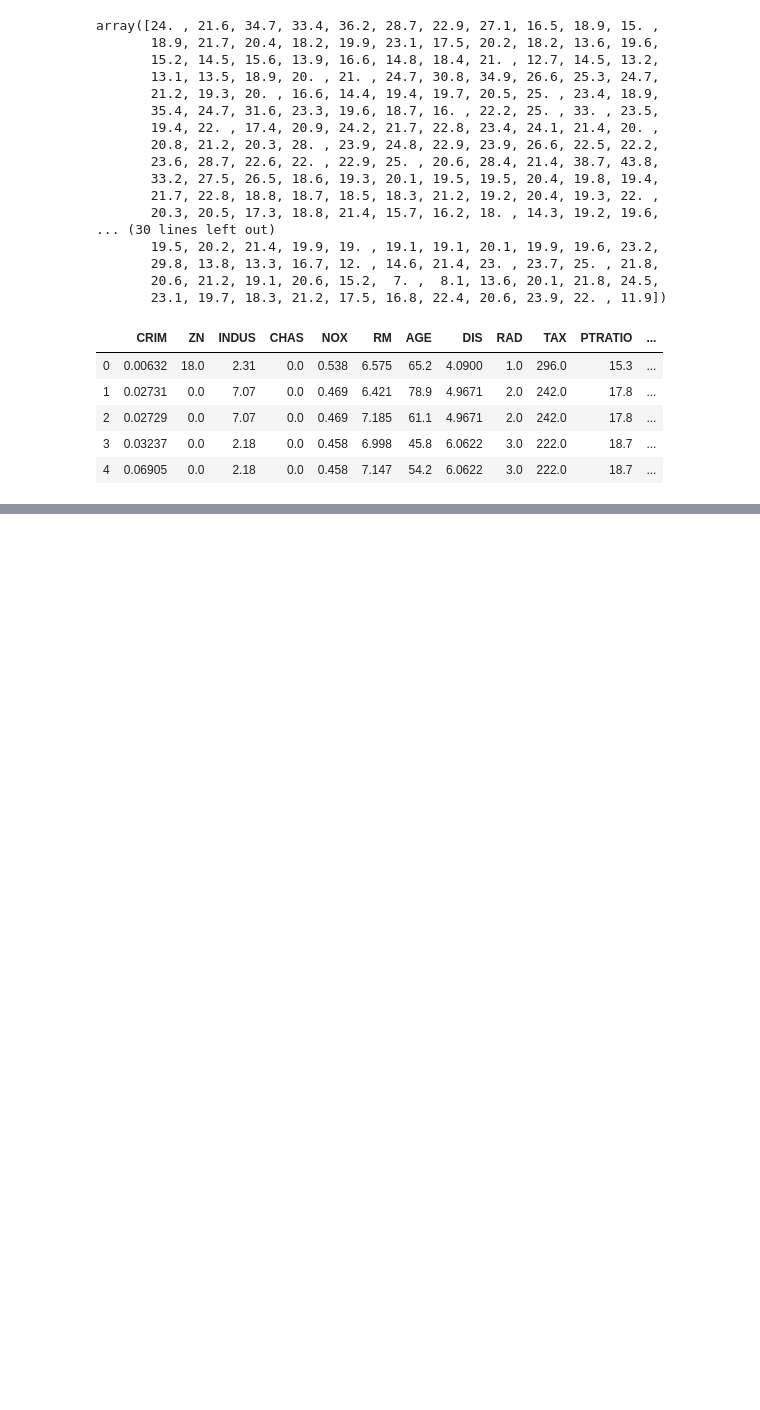
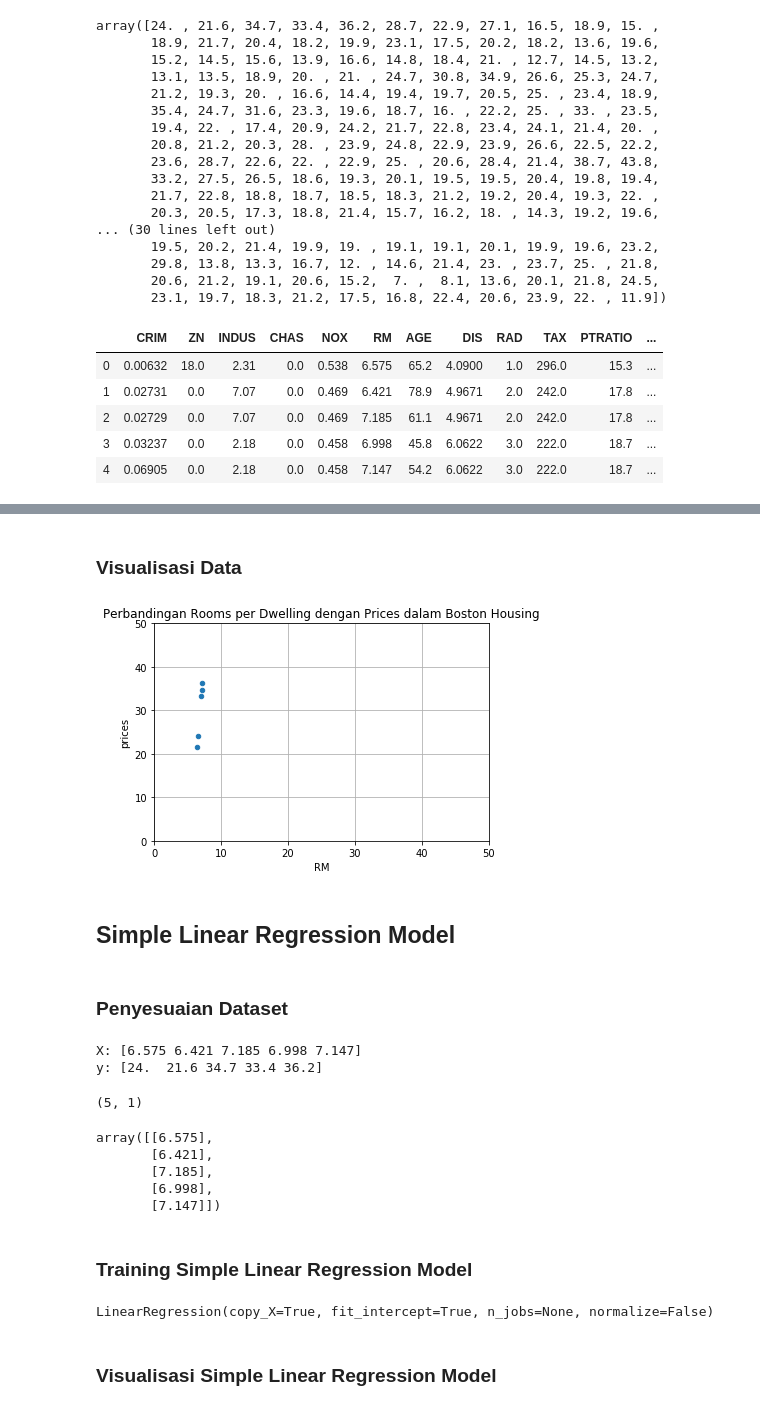
Before and after one commit to Herrscher-of-Freedom/Data-Science, a Jupyter notebook: UTS.ipynb, the cells around one changed output, grey strips where cells are left out. Cells and saved outputs as stored; diff of their text form; code cells hidden in the pictures; blank space fills up the shorter version.

Commit message:
Simple Linear Regression
Lanjutan UTS Simple Linear Regression

```diff
--- a/UTS.ipynb
+++ b/UTS.ipynb
@@ -113,0 +127,8 @@ df.head()
+# %%
+import pandas as pd
+
+bostonhouse = {'RM': [6.575,6.421,7.185,6.998,7.147],
+         'prices': [24.0, 21.6, 34.7, 33.4, 36.2]}
+
+bostonhouse_df = pd.DataFrame(bostonhouse)
+bostonhouse_df
@@ -113,0 +142,55 @@ df.head()
+# %% [markdown]
+### Visualisasi Data
+# %%
+import matplotlib.pyplot as plt
+
+bostonhouse_df.plot(kind='scatter', x='RM', y='prices')
+
+plt.title('Perbandingan Rooms per Dwelling dengan Prices dalam Boston Housing')
+plt.xlabel('RM')
+plt.ylabel('prices')
+plt.xlim(0, 50)
+plt.ylim(0, 50)
+plt.grid(True)
+plt.show()
+# %% [output]
+[figure, added]
+# %% [markdown]
+## Simple Linear Regression Model
+# %% [markdown]
+### Penyesuaian Dataset
+# %%
+import numpy as np
+
+X = np.array(bostonhouse_df['RM'])
+y = np.array(bostonhouse_df['prices'])
+
+print(f'X: {X}')
+print(f'y: {y}')
+# %% [output]
+X: [6.575 6.421 7.185 6.998 7.147]
+y: [24.  21.6 34.7 33.4 36.2]
+# %%
+X = X.reshape(-1, 1)
+X.shape
+# %% [output]
+(5, 1)
+# %%
+X
+# %% [output]
+array([[6.575],
+       [6.421],
+       [7.185],
+       [6.998],
+       [7.147]])
+# %% [markdown]
+### Training Simple Linear Regression Model
+# %%
+from sklearn.linear_model import LinearRegression
+
+model = LinearRegression()
+model.fit(X, y)
+# %% [output]
+LinearRegression(copy_X=True, fit_intercept=True, n_jobs=None, normalize=False)
+# %% [markdown]
+### Visualisasi Simple Linear Regression Model
```
Also changed, not shown: parts of 25 cells of this notebook.
